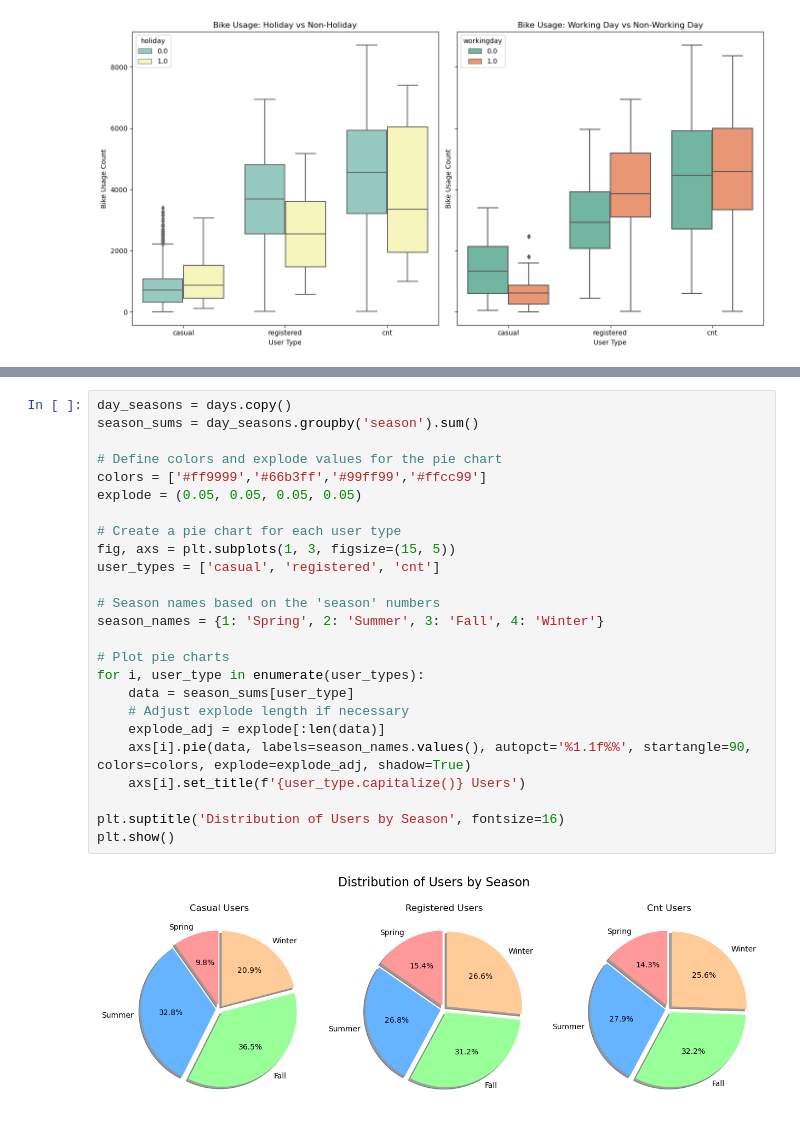
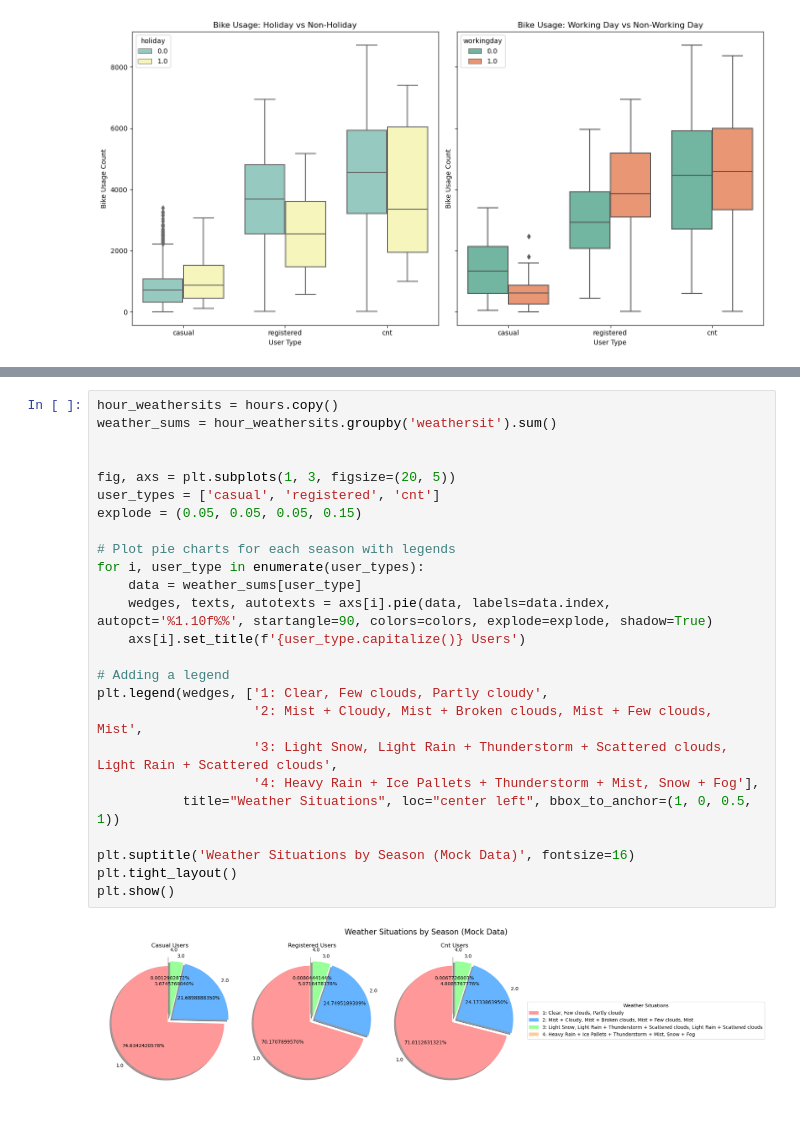
Before and after one commit to chongwen8/CSCE-679-Group-Project, a Jupyter notebook: Project.ipynb, the cells around one changed output, grey strips where cells are left out. Drawn from its saved outputs; the diff is of its cells as text.

```diff
--- a/Project.ipynb
+++ b/Project.ipynb
@@ -292,30 +342,30 @@ plt.title('Seasonal Distribution of Bike Usage: Casual vs Registered', fontsize=
 plt.show()
 # %% [output]
 [figure]
-# %%
-day_seasons = days.copy()
-season_sums = day_seasons.groupby('season').sum()
-
-# Define colors and explode values for the pie chart
-colors = ['#ff9999','#66b3ff','#99ff99','#ffcc99']
-explode = (0.05, 0.05, 0.05, 0.05)
-
-# Create a pie chart for each user type
-fig, axs = plt.subplots(1, 3, figsize=(15, 5))
-user_types = ['casual', 'registered', 'cnt']
-
-# Season names based on the 'season' numbers
-season_names = {1: 'Spring', 2: 'Summer', 3: 'Fall', 4: 'Winter'}
-
-# Plot pie charts
-for i, user_type in enumerate(user_types):
-    data = season_sums[user_type]
-    # Adjust explode length if necessary
-    explode_adj = explode[:len(data)]
-    axs[i].pie(data, labels=season_names.values(), autopct='%1.1f%%', startangle=90, colors=colors, explode=explode_adj, shadow=True)
-    axs[i].set_title(f'{user_type.capitalize()} Users')
-
-plt.suptitle('Distribution of Users by Season', fontsize=16)
-plt.show()
-# %% [output]
-[figure, removed]
+# %%
+hour_weathersits = hours.copy()
+weather_sums = hour_weathersits.groupby('weathersit').sum()
+
+
+fig, axs = plt.subplots(1, 3, figsize=(20, 5))
+user_types = ['casual', 'registered', 'cnt']
+explode = (0.05, 0.05, 0.05, 0.15)
+
+# Plot pie charts for each season with legends
+for i, user_type in enumerate(user_types):
+    data = weather_sums[user_type]
+    wedges, texts, autotexts = axs[i].pie(data, labels=data.index, autopct='%1.10f%%', startangle=90, colors=colors, explode=explode, shadow=True)
+    axs[i].set_title(f'{user_type.capitalize()} Users')
+
+# Adding a legend
+plt.legend(wedges, ['1: Clear, Few clouds, Partly cloudy',
+                    '2: Mist + Cloudy, Mist + Broken clouds, Mist + Few clouds, Mist',
+                    '3: Light Snow, Light Rain + Thunderstorm + Scattered clouds, Light Rain + Scattered clouds',
+                    '4: Heavy Rain + Ice Pallets + Thunderstorm + Mist, Snow + Fog'],
+           title="Weather Situations", loc="center left", bbox_to_anchor=(1, 0, 0.5, 1))
+
+plt.suptitle('Weather Situations by Season (Mock Data)', fontsize=16)
+plt.tight_layout()
+plt.show()
+# %% [output]
+[figure, added]
```
Also changed, not shown: parts of 5 cells of this notebook.
